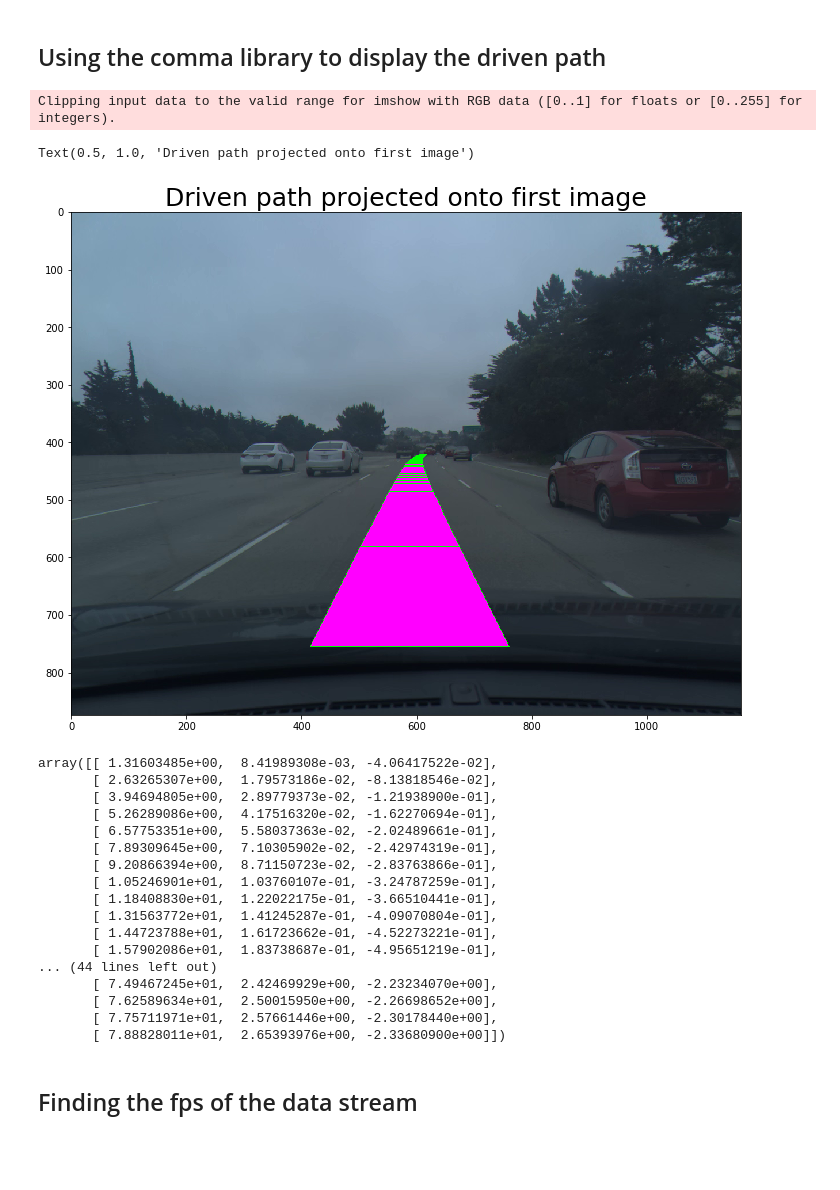
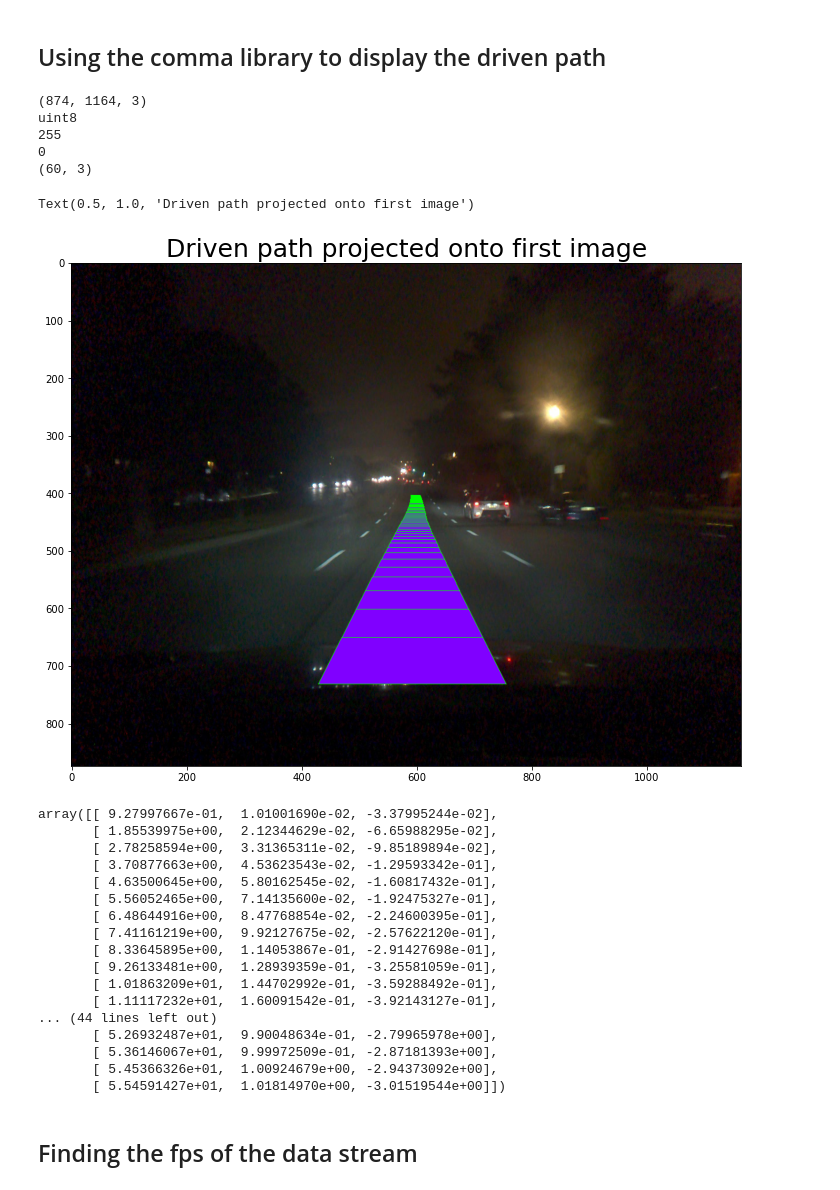
Before and after one commit to MartinEthier/end-to-end-driving, a Jupyter notebook: comma_reader.ipynb, the cells around one changed output. Saved outputs shown, nothing was run; the diff lists cells and outputs as text; code cells hidden in the pictures; blank space fills up the shorter version.

```diff
--- a/comma_reader.ipynb
+++ b/comma_reader.ipynb
@@ -18,8 +16,10 @@ example_segment = Path("/media/watouser/Seagate_Backup/datasets/comma2k19/Chunk_
+# %%
+example_segment = Path("/mnt/sda/datasets/comma2k19/processed_dataset/2018-06-18--21-20-21")
 # %%
 # We can project the path driven onto the first image
-frame_times = np.load(example_segment / 'global_pose/frame_times')
-frame_positions = np.load(example_segment / 'global_pose/frame_positions')
-frame_orientations = np.load(example_segment / 'global_pose/frame_orientations')
+frame_times = np.load(example_segment / 'frame_times.npy')
+frame_positions = np.load(example_segment / 'frame_positions.npy')
+frame_orientations = np.load(example_segment / 'frame_orientations.npy')
 
 # first we convert the frame_positions to the frame
 # defined by the pose of the first frame
@@ -29,36 +29,45 @@ frame_positions_local = np.einsum('ij,kj->ki', local_from_ecef, frame_positions
 
 def draw_path(device_path, img, width=0.5, height=1, fill_color=(128,0,255), line_color=(0,255,0)):
     device_path_l = device_path + np.array([0, 0, height])
     device_path_r = device_path + np.array([0, 0, height])
     device_path_l[:,1] -= width
     device_path_r[:,1] += width
 
     img_points_norm_l = img_from_device(device_path_l)
     img_points_norm_r = img_from_device(device_path_r)
     img_pts_l = denormalize(img_points_norm_l)
     img_pts_r = denormalize(img_points_norm_r)
 
     # filter out things rejected along the way
     valid = np.logical_and(np.isfinite(img_pts_l).all(axis=1), np.isfinite(img_pts_r).all(axis=1))
     img_pts_l = img_pts_l[valid].astype(int)
     img_pts_r = img_pts_r[valid].astype(int)
 
     for i in range(1, len(img_pts_l)):
         u1,v1,u2,v2 = np.append(img_pts_l[i-1], img_pts_r[i-1])
         u3,v3,u4,v4 = np.append(img_pts_l[i], img_pts_r[i])
         pts = np.array([[u1,v1],[u2,v2],[u4,v4],[u3,v3]], np.int32).reshape((-1,1,2))
         cv2.fillPoly(img,[pts],fill_color)
         cv2.polylines(img,[pts],True,line_color)
 
-img = imread(str(example_segment / 'preview.png'))
+img = imread(str(example_segment / 'images/000000.jpg'))
+print(img.shape)
+print(img.dtype)
+print(np.amax(img))
+print(np.amin(img))
+print(frame_positions_local[1:61].shape)
 draw_path(frame_positions_local[1:61], img) # show next 3 seconds (60 frames)
 figsize(12,12);
 imshow(img)
 title('Driven path projected onto first image', fontsize=25)
 # %% [output]
-Clipping input data to the valid range for imshow with RGB data ([0..1] for floats or [0..255] for integers).
+(874, 1164, 3)
+uint8
+255
+0
+(60, 3)
 Text(0.5, 1.0, 'Driven path projected onto first image')
-[figure, old version]
+[figure, new version]
 # %%
 frame_positions_local[1:61] # (n, 3) where cols are x,y,z
 # These are the coordinates of the path in 3D space relative to the reference frame
@@ -66,23 +75,23 @@ frame_positions_local[1:61] # (n, 3) where cols are x,y,z
 # y is the axis along the width of the car
 # z is the axis along the height of the car
 # %% [output]
-array([[ 1.31603485e+00,  8.41989308e-03, -4.06417522e-02],
-       [ 2.63265307e+00,  1.79573186e-02, -8.13818546e-02],
-       [ 3.94694805e+00,  2.89779373e-02, -1.21938900e-01],
-       [ 5.26289086e+00,  4.17516320e-02, -1.62270694e-01],
-       [ 6.57753351e+00,  5.58037363e-02, -2.02489661e-01],
-       [ 7.89309645e+00,  7.10305902e-02, -2.42974319e-01],
-       [ 9.20866394e+00,  8.71150723e-02, -2.83763866e-01],
-       [ 1.05246901e+01,  1.03760107e-01, -3.24787259e-01],
-       [ 1.18408830e+01,  1.22022175e-01, -3.66510441e-01],
-       [ 1.31563772e+01,  1.41245287e-01, -4.09070804e-01],
-       [ 1.44723788e+01,  1.61723662e-01, -4.52273221e-01],
-       [ 1.57902086e+01,  1.83738687e-01, -4.95651219e-01],
+array([[ 9.27997667e-01,  1.01001690e-02, -3.37995244e-02],
+       [ 1.85539975e+00,  2.12344629e-02, -6.65988295e-02],
+       [ 2.78258594e+00,  3.31365311e-02, -9.85189894e-02],
+       [ 3.70877663e+00,  4.53623543e-02, -1.29593342e-01],
+       [ 4.63500645e+00,  5.80162545e-02, -1.60817432e-01],
+       [ 5.56052465e+00,  7.14135600e-02, -1.92475327e-01],
+       [ 6.48644916e+00,  8.47768854e-02, -2.24600395e-01],
+       [ 7.41161219e+00,  9.92127675e-02, -2.57622120e-01],
+       [ 8.33645895e+00,  1.14053867e-01, -2.91427698e-01],
+       [ 9.26133481e+00,  1.28939359e-01, -3.25581059e-01],
+       [ 1.01863209e+01,  1.44702992e-01, -3.59288492e-01],
+       [ 1.11117232e+01,  1.60091542e-01, -3.92143127e-01],
 ... (44 lines left out)
-       [ 7.49467245e+01,  2.42469929e+00, -2.23234070e+00],
-       [ 7.62589634e+01,  2.50015950e+00, -2.26698652e+00],
-       [ 7.75711971e+01,  2.57661446e+00, -2.30178440e+00],
-       [ 7.88828011e+01,  2.65393976e+00, -2.33680900e+00]])
+       [ 5.26932487e+01,  9.90048634e-01, -2.79965978e+00],
+       [ 5.36146067e+01,  9.99972509e-01, -2.87181393e+00],
+       [ 5.45366326e+01,  1.00924679e+00, -2.94373092e+00],
+       [ 5.54591427e+01,  1.01814970e+00, -3.01519544e+00]])
 # %% [markdown]
 ## Finding the fps of the data stream
 # %%
```
Also changed, not shown: parts of 7 cells of this notebook.
